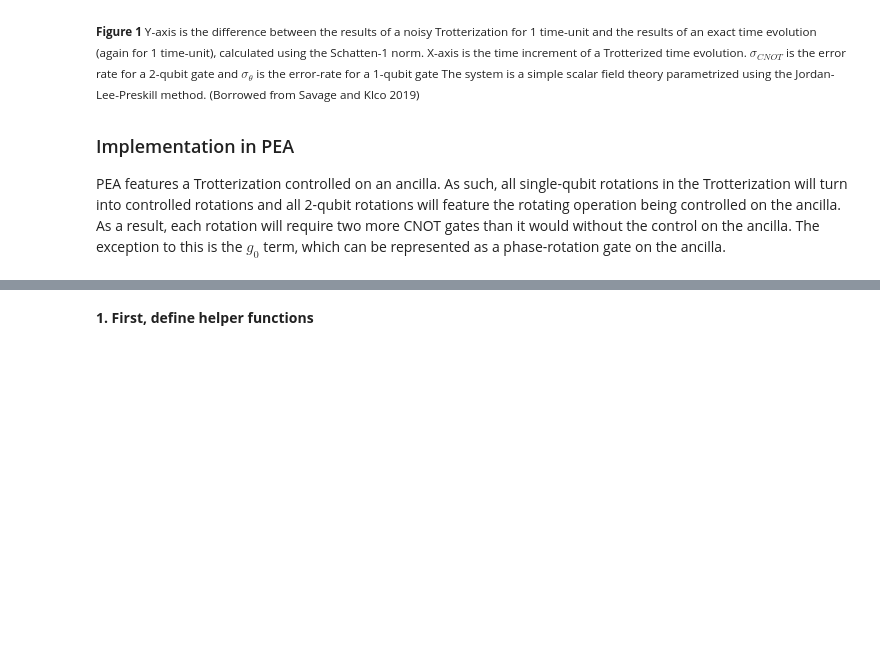
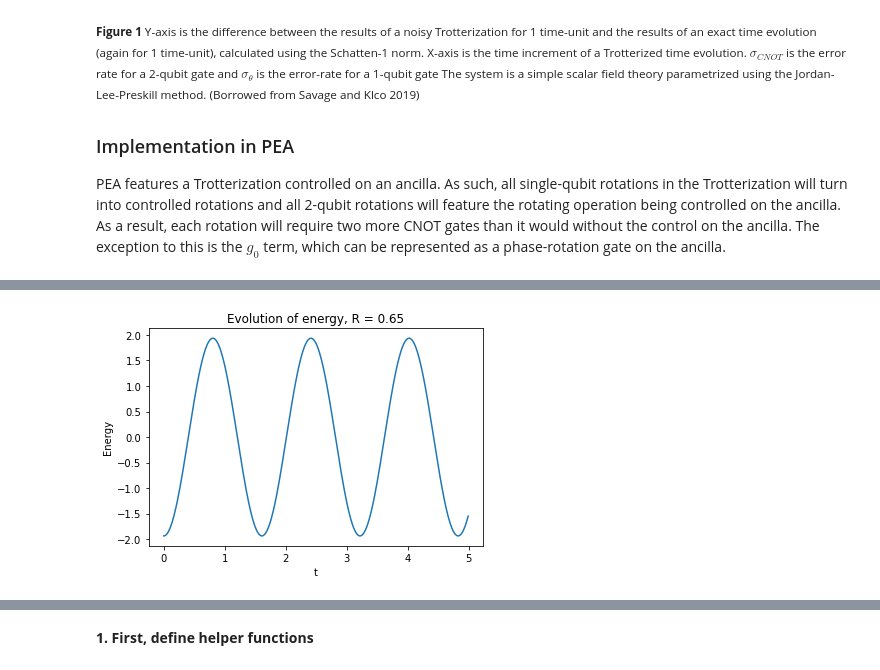
Before and after one commit to aodongliu/CHEM560_FinalProject, a Jupyter notebook: FinalProject.ipynb, the cells around one changed output, grey strips where cells are left out. Cells and saved outputs as stored; diff of their text form; code cells hidden in the pictures; blank space fills up the shorter version.

```diff
--- a/FinalProject.ipynb
+++ b/FinalProject.ipynb
@@ -128,0 +186,8 @@ As a result, each rotation will require two more CNOT gates than it would withou
+# %%
+plt.title("Evolution of energy, R = 0.65")
+plt.ylabel("Energy")
+plt.xlabel("t")
+plt.plot(ts065[:500], energies065[:500])
+plt.show()
+# %% [output]
+[figure, added]
```
Also changed, not shown: parts of 20 cells of this notebook, 1 other file.
